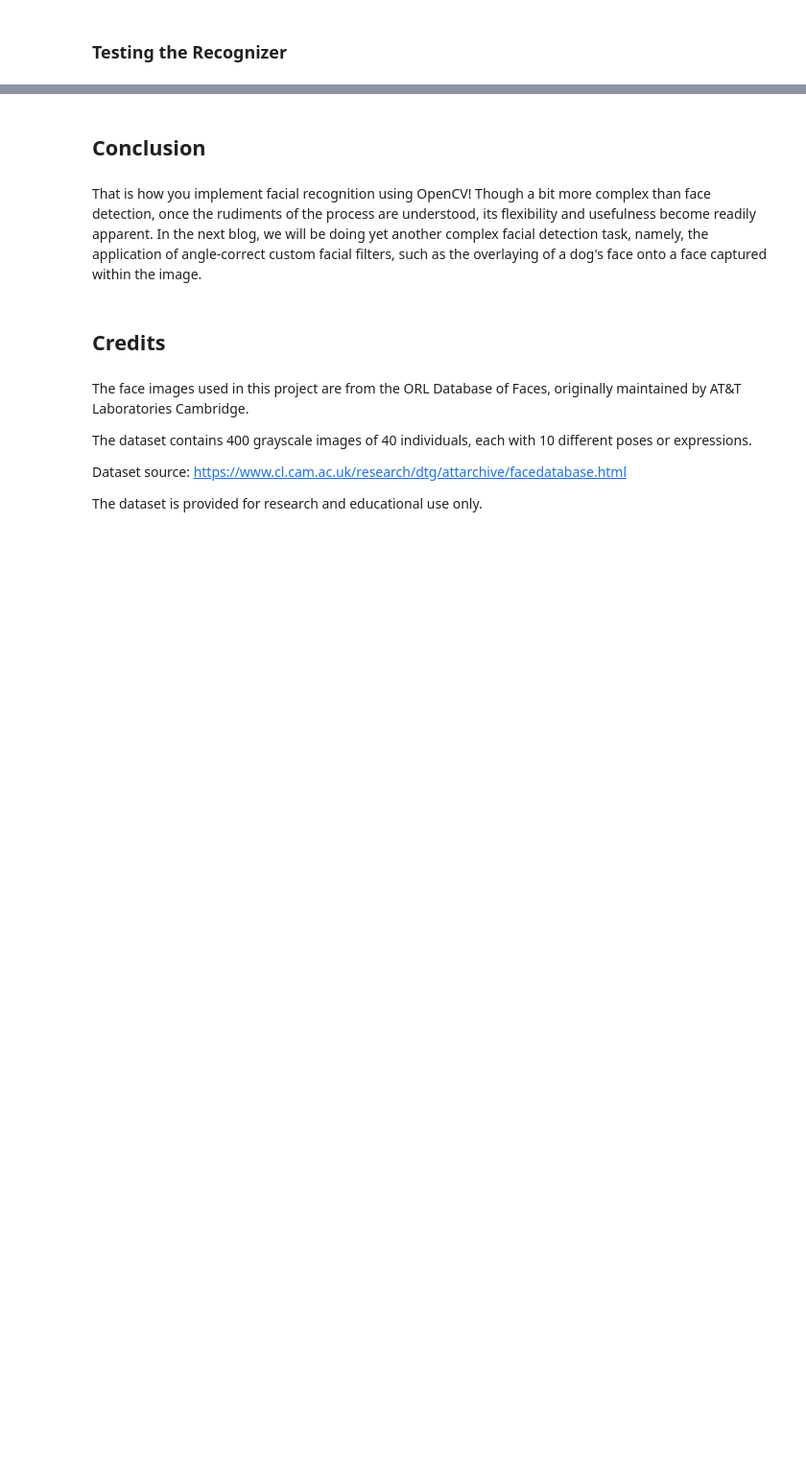
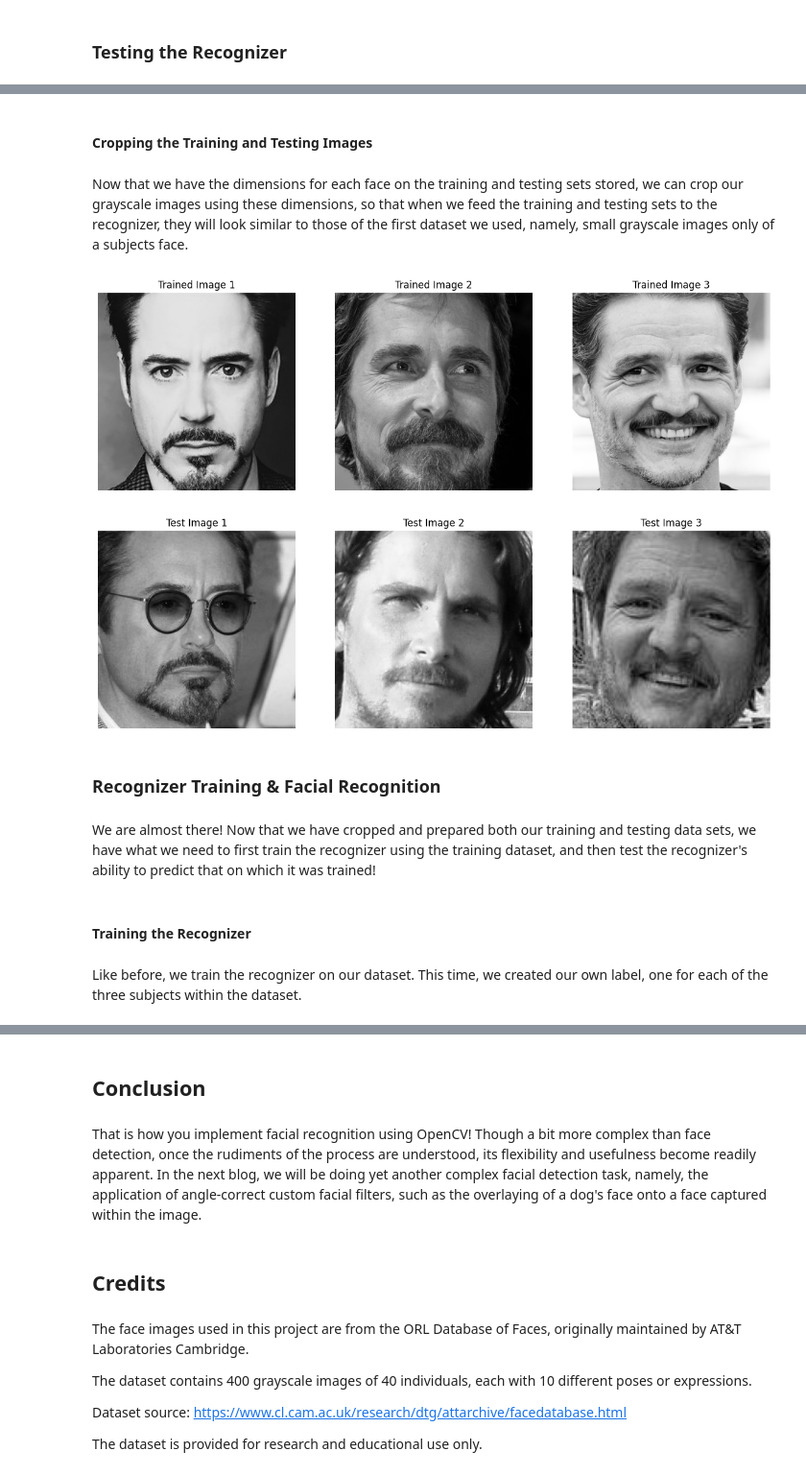
Before and after one commit to SoftwareSushi/opencv-blog, a Jupyter notebook: notebooks/opencv_face_detection/face_recognition.ipynb, the cells around one changed output, grey strips where cells are left out. Shown at 96% size. Drawn from its saved outputs; the diff is of its cells as text; code cells hidden in the pictures; blank space fills up the shorter version.

```diff
--- a/notebooks/opencv_face_detection/face_recognition.ipynb
+++ b/notebooks/opencv_face_detection/face_recognition.ipynb
@@ -208,0 +462,47 @@ create_mpl_figure(15, 10, imgs, img_titles, color_maps=["gray"])
+# %% [markdown]
+#### Cropping the Training and Testing Images
+# %% [markdown]
+Now that we have the dimensions for each face on the training and testing sets stored, we can crop our grayscale images using these dimensions, so that when we feed the training and testing sets to the recognizer, they will look similar to those of the first dataset we used, namely, small grayscale images only of a subjects face.
+# %%
+# Create lists that will contain cropped versions of the training and testing images
+train_grayscale_cropped = []
+test_grayscale_cropped = []
+
+# Crop training images and store in according list
+for i, img in enumerate(train_grayscale):
+    if len(train_dimensions[i]) > 0:
+        (x, y, w, h) = train_dimensions[i][0]
+        cropped_face = img[y:y+h, x:x+w]
+        train_grayscale_cropped.append(cropped_face)
+    else:
+        train_grayscale_cropped.append(img)
+
+# Crop testing images and store in according list
+for i, img in enumerate(test_grayscale):
+    if len(test_dimensions[i]) > 0:
+        (x, y, w, h) = test_dimensions[i][0]
+        cropped_face = img[y:y+h, x:x+w]
+        test_grayscale_cropped.append(cropped_face)
+    else:
+        test_grayscale_cropped.append(img)
+
+# Create titles for grayscale cropped images
+train_titles = ['Trained Image 1', 'Trained Image 2', 'Trained Image 3']
+test_titles = []
+
+for i in range(len(test_grayscale_cropped)):
+    test_titles.append(f'Test Image {i+1}')
+
+create_mpl_figure(15, 10, [train_grayscale_cropped[1], train_grayscale_cropped[10], train_grayscale_cropped[20]], train_titles, color_maps=["gray"])
+create_mpl_figure(15, 10, test_grayscale_cropped, test_titles, color_maps=["gray"])
+# %% [output]
+[figure, added]
+[figure, added]
+# %% [markdown]
+### Recognizer Training & Facial Recognition
+# %% [markdown]
+We are almost there! Now that we have cropped and prepared both our training and testing data sets, we have what we need to first train the recognizer using the training dataset, and then test the recognizer's ability to predict that on which it was trained!
+# %% [markdown]
+#### Training the Recognizer
+# %% [markdown]
+Like before, we train the recognizer on our dataset. This time, we created our own label, one for each of the three subjects within the dataset.
```
Also changed, not shown: parts of 27 cells of this notebook, 6 other files.
